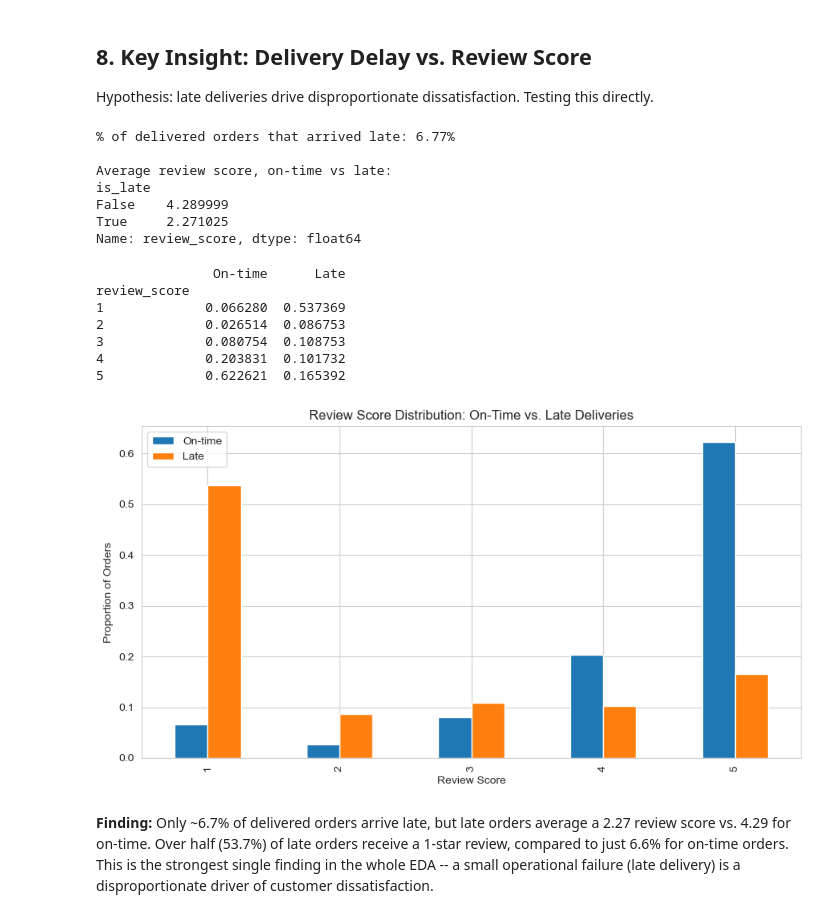
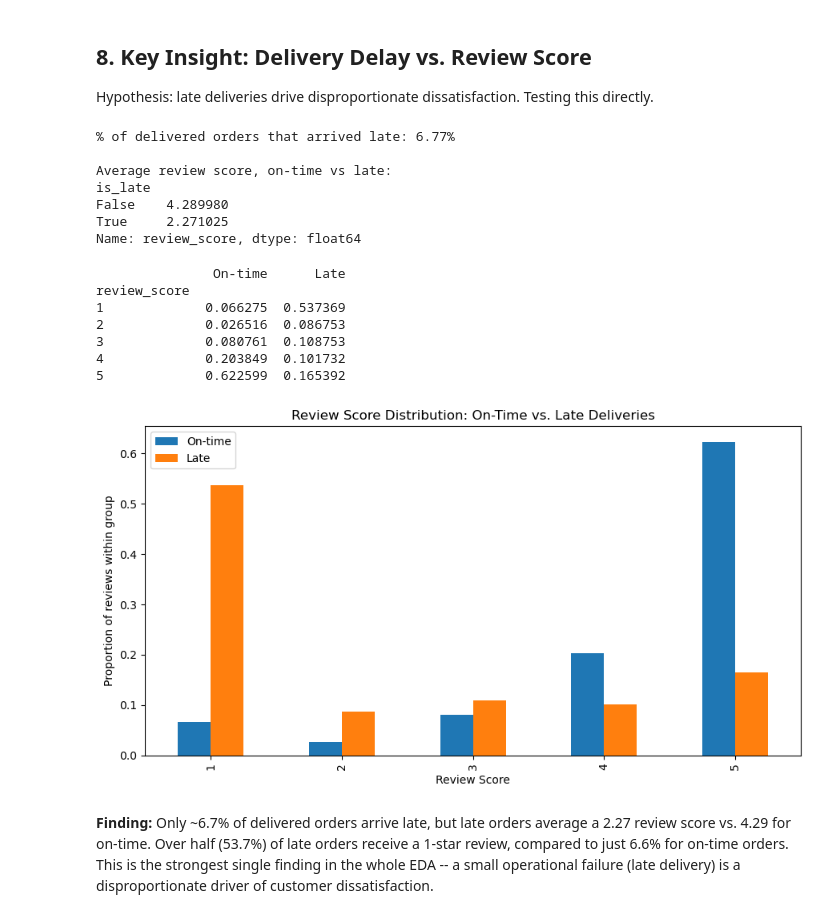
Before and after one commit to Mohitgoyal-analyst/olist-ecommerce-analytics, a Jupyter notebook: olist_eda.ipynb, the cells around one changed output. Drawn from its saved outputs; the diff is of its cells as text; code cells hidden in the pictures.

```diff
--- a/olist_eda.ipynb
+++ b/olist_eda.ipynb
@@ -22,21 +22,18 @@ import numpy as np
 import matplotlib.pyplot as plt
 import seaborn as sns
 
-pd.set_option('display.width', 120)
-sns.set_style('whitegrid')
-
-orders = pd.read_csv('olist_orders_dataset.csv',
+orders = pd.read_csv('data/olist_orders_dataset.csv',
                       parse_dates=['order_purchase_timestamp', 'order_approved_at',
                                    'order_delivered_carrier_date', 'order_delivered_customer_date',
                                    'order_estimated_delivery_date'])
-customers = pd.read_csv('olist_customers_dataset.csv')
-order_items = pd.read_csv('olist_order_items_dataset.csv')
-payments = pd.read_csv('olist_order_payments_dataset.csv')
-reviews = pd.read_csv('olist_order_reviews_dataset.csv')
-products = pd.read_csv('olist_products_dataset.csv')
-sellers = pd.read_csv('olist_sellers_dataset.csv')
-geolocation = pd.read_csv('olist_geolocation_dataset.csv')
-category_translation = pd.read_csv('product_category_name_translation.csv')
+customers = pd.read_csv('data/olist_customers_dataset.csv')
+order_items = pd.read_csv('data/olist_order_items_dataset.csv')
+payments = pd.read_csv('data/olist_order_payments_dataset.csv')
+reviews = pd.read_csv('data/olist_order_reviews_dataset.csv')
+products = pd.read_csv('data/olist_products_dataset.csv')
+sellers = pd.read_csv('data/olist_sellers_dataset.csv')
+geolocation = pd.read_csv('data/olist_geolocation_dataset.csv')
+category_translation = pd.read_csv('data/product_category_name_translation.csv')
 
 dfs = {
     'orders': orders, 'customers': customers, 'order_items': order_items,
@@ -544,7 +525,8 @@ Name: proportion, dtype: float64
 
 Hypothesis: late deliveries drive disproportionate dissatisfaction. Testing this directly.
 # %%
-delivered = orders[orders['order_status'] == 'delivered'].copy()
+delivered = orders[(orders['order_status'] == 'delivered') &
+                   (orders['order_delivered_customer_date'].notnull())].copy()
 delivered['delay_days'] = (delivered['order_delivered_customer_date'] -
                             delivered['order_estimated_delivery_date']).dt.days
 delivered['is_late'] = delivered['delay_days'] > 0
@@ -561,31 +543,31 @@ print(merged.groupby('is_late')['review_score'].mean())
 
 Average review score, on-time vs late:
 is_late
-False    4.289999
+False    4.289980
 True     2.271025
 Name: review_score, dtype: float64
 # %%
 late_dist = merged[merged['is_late']]['review_score'].value_counts(normalize=True).sort_index()
 ontime_dist = merged[~merged['is_late']]['review_score'].value_counts(normalize=True).sort_index()
 
 comparison = pd.DataFrame({'On-time': ontime_dist, 'Late': late_dist}).fillna(0)
 print(comparison)
 
 comparison.plot(kind='bar', figsize=(9, 5))
 plt.title('Review Score Distribution: On-Time vs. Late Deliveries')
 plt.xlabel('Review Score')
-plt.ylabel('Proportion of Orders')
+plt.ylabel('Proportion of reviews within group')
 plt.tight_layout()
 plt.show()
 # %% [output]
                On-time      Late
 review_score
-1             0.066280  0.537369
-2             0.026514  0.086753
-3             0.080754  0.108753
-4             0.203831  0.101732
-5             0.622621  0.165392
+1             0.066275  0.537369
+2             0.026516  0.086753
+3             0.080761  0.108753
+4             0.203849  0.101732
+5             0.622599  0.165392
-[figure, old version]
+[figure, new version]
 # %% [markdown]
 **Finding:** Only ~6.7% of delivered orders arrive late, but late orders average a
 2.27 review score vs. 4.29 for on-time. Over half (53.7%) of late orders receive a
```
Also changed, not shown: parts of 29 cells of this notebook, 1 other file.
